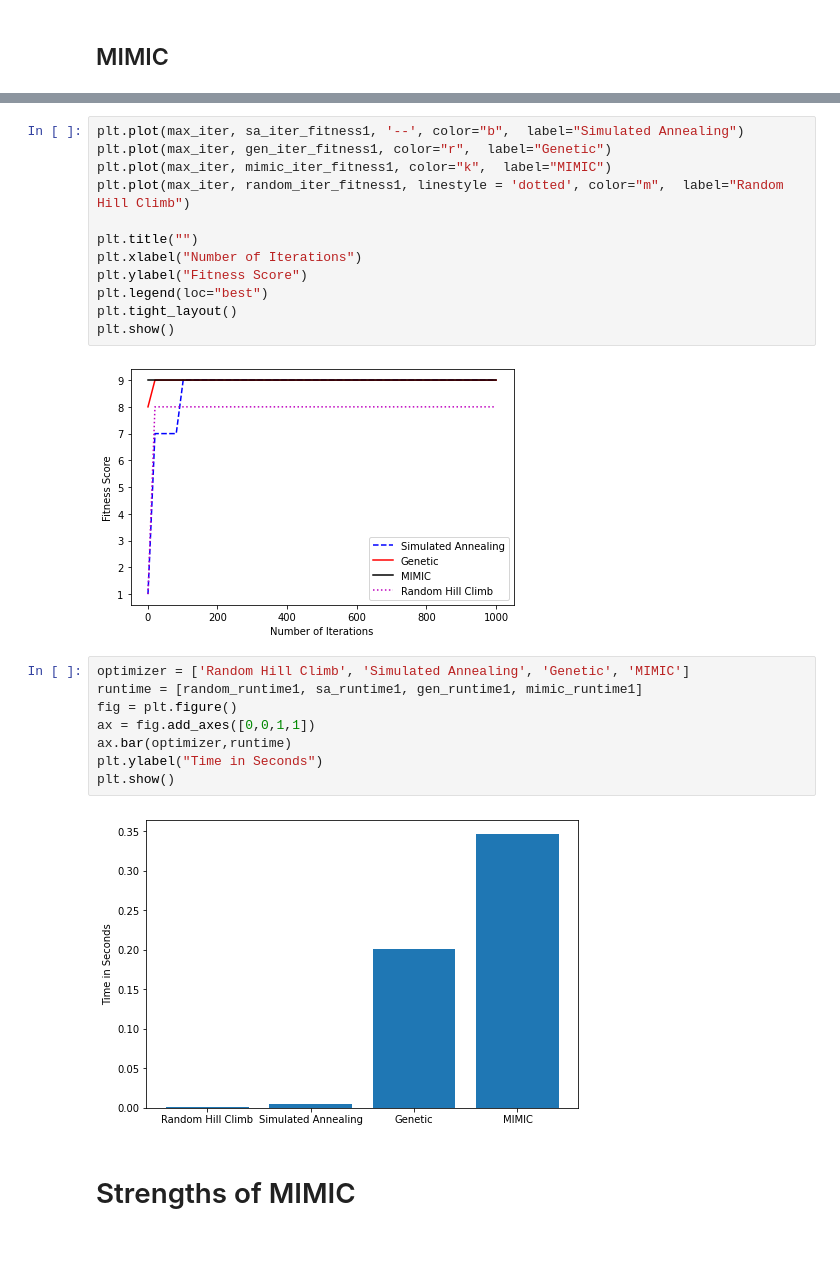
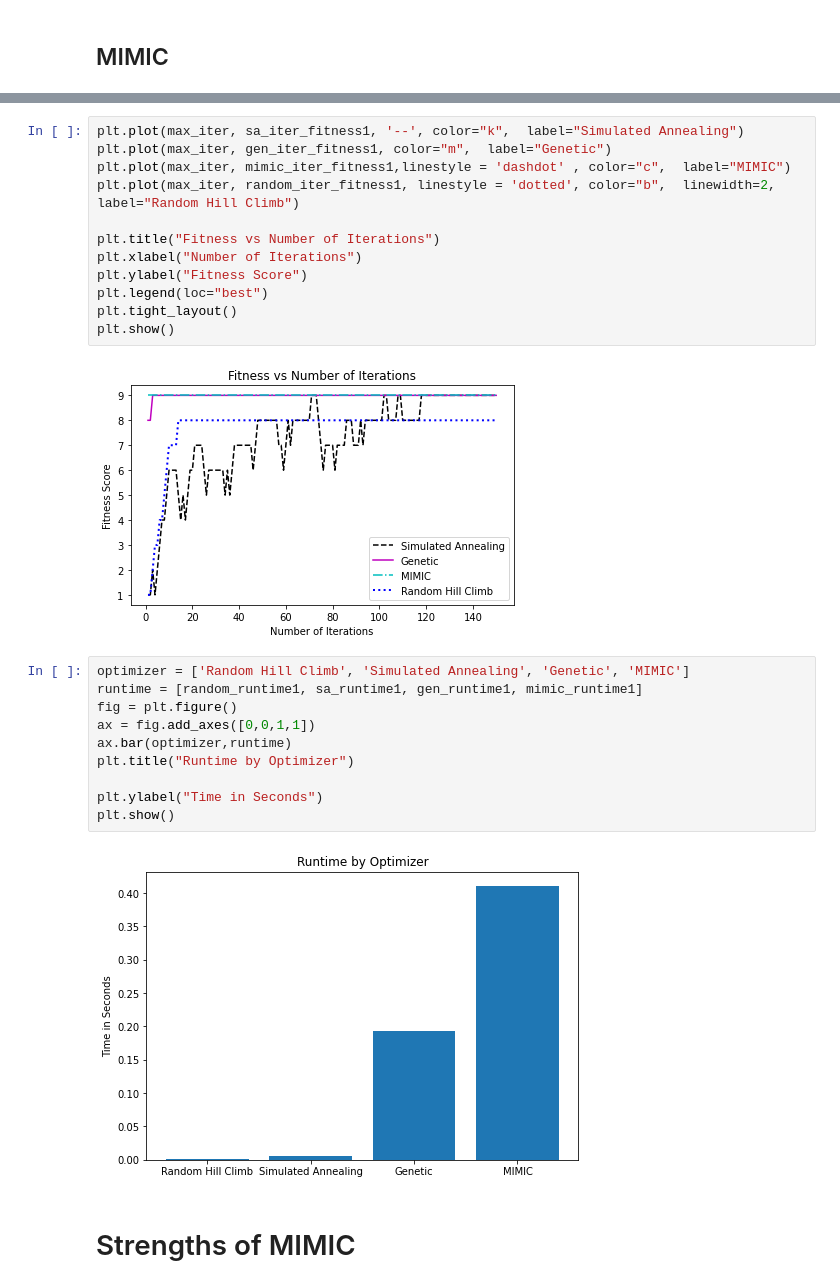
Before and after one commit to nichoward/Randomized-Optimization, a Jupyter notebook: Random Optimization.ipynb, the cells around one changed output, grey strips where cells are left out. Cells and saved outputs as stored; diff of their text form; blank space fills up the shorter version.

```diff
--- a/Random Optimization.ipynb
+++ b/Random Optimization.ipynb
@@ -187,29 +205,31 @@ for i in max_iter:
 
     mimic_iter_fitness1.append(mimic_best_fitness1)
 # %%
-plt.plot(max_iter, sa_iter_fitness1, '--', color="b",  label="Simulated Annealing")
-plt.plot(max_iter, gen_iter_fitness1, color="r",  label="Genetic")
-plt.plot(max_iter, mimic_iter_fitness1, color="k",  label="MIMIC")
-plt.plot(max_iter, random_iter_fitness1, linestyle = 'dotted', color="m",  label="Random Hill Climb")
+plt.plot(max_iter, sa_iter_fitness1, '--', color="k",  label="Simulated Annealing")
+plt.plot(max_iter, gen_iter_fitness1, color="m",  label="Genetic")
+plt.plot(max_iter, mimic_iter_fitness1,linestyle = 'dashdot' , color="c",  label="MIMIC")
+plt.plot(max_iter, random_iter_fitness1, linestyle = 'dotted', color="b",  linewidth=2, label="Random Hill Climb")
 
-plt.title("")
+plt.title("Fitness vs Number of Iterations")
 plt.xlabel("Number of Iterations")
 plt.ylabel("Fitness Score")
 plt.legend(loc="best")
 plt.tight_layout()
 plt.show()
 # %% [output]
-[figure, old version]
+[figure, new version]
 # %%
 optimizer = ['Random Hill Climb', 'Simulated Annealing', 'Genetic', 'MIMIC']
 runtime = [random_runtime1, sa_runtime1, gen_runtime1, mimic_runtime1]
 fig = plt.figure()
 ax = fig.add_axes([0,0,1,1])
 ax.bar(optimizer,runtime)
+plt.title("Runtime by Optimizer")
+
 plt.ylabel("Time in Seconds")
 plt.show()
 # %% [output]
-[figure, old version]
+[figure, new version]
 # %% [markdown]
 # Strengths of MIMIC
 # %% [markdown]
```
Also changed, not shown: parts of 21 cells of this notebook.
